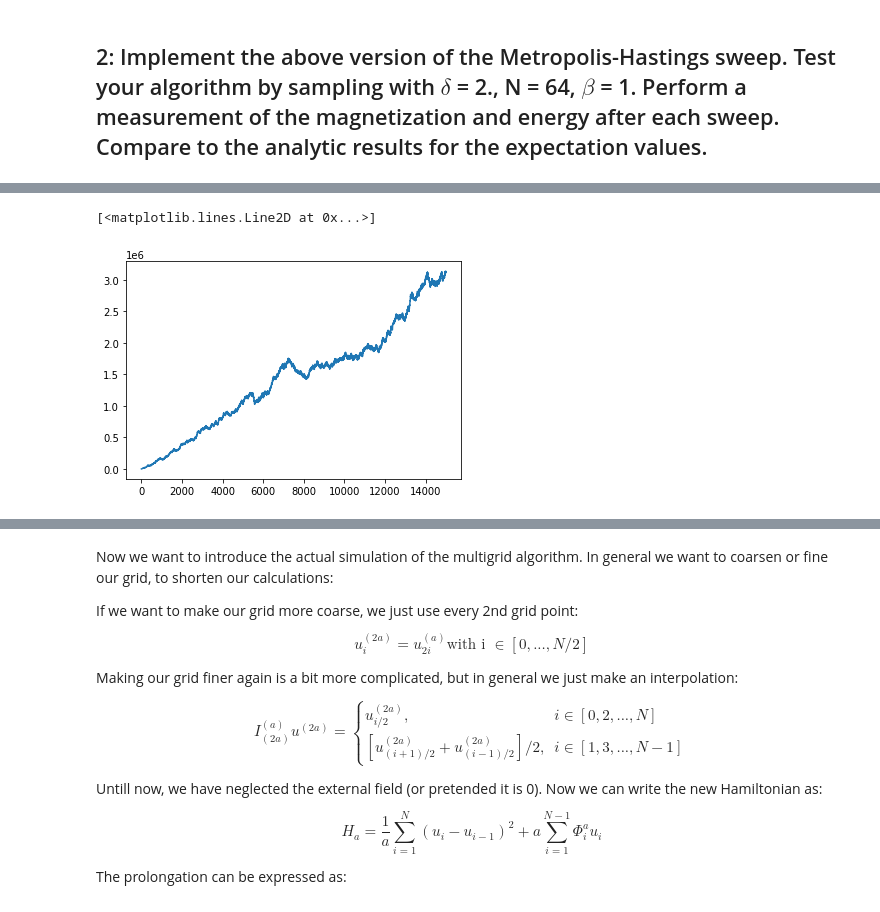
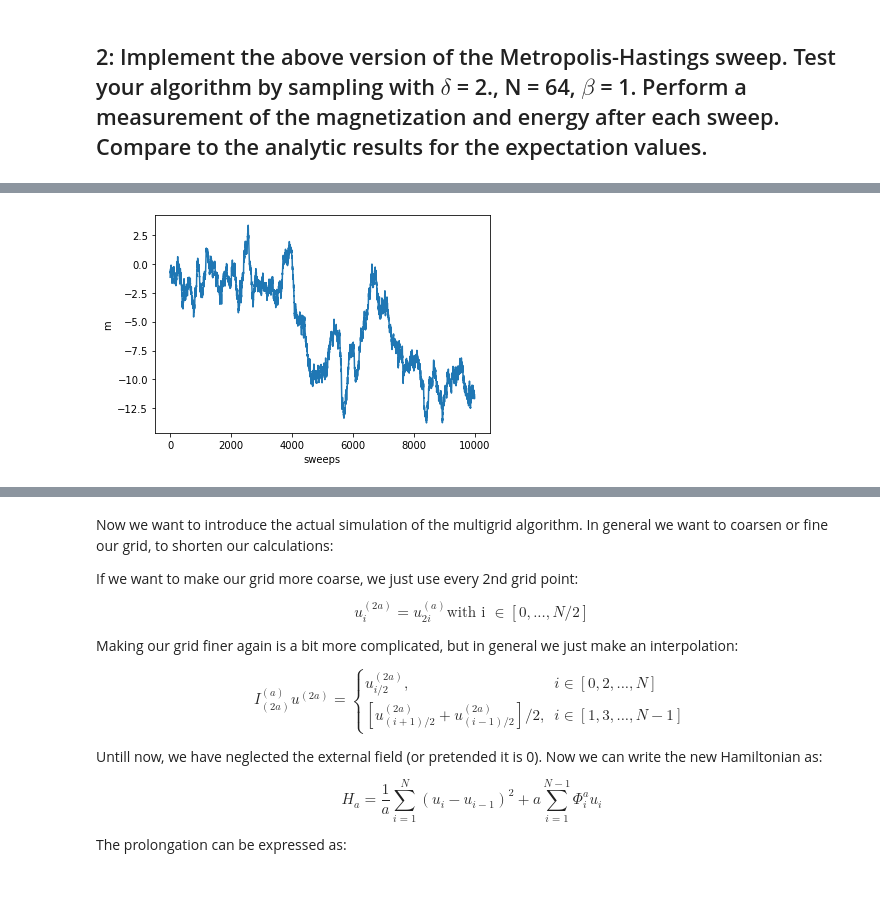
Before and after one commit to Trico94/physics760_Martin, a Jupyter notebook: Exercise 5/exercise5.ipynb, the cells around one changed output, grey strips where cells are left out. Saved outputs shown, nothing was run; the diff lists cells and outputs as text; code cells hidden in the pictures.

```diff
--- a/Exercise 5/exercise5.ipynb
+++ b/Exercise 5/exercise5.ipynb
@@ -194,7 +218,7 @@ Therefore the expected value for the energy becomes:
 # %% [markdown]
 ## 2: Implement the above version of the Metropolis-Hastings sweep. Test your algorithm by sampling with $\delta$ = 2., N = 64, $\beta$ = 1. Perform a measurement of the magnetization and energy after each sweep. Compare to the analytic results for the expectation values.
 # %%
-def metropolis_hastings(u_array, delta):
+def metropolis_hastings(u_array, delta, a):
 
     # Make a copy of the u_array to do the update,
     # but keep the original array
@@ -205,14 +229,14 @@ def metropolis_hastings(u_array, delta):
     position=rd.randint(0, len(u_array_temp)-2)
 
     # Calculate the energy before the update
-    energy_before=Hamiltonian(u_array_temp, 1)
+    energy_before=Hamiltonian(u_array_temp, a)
 
     # Do the update: u'(x)=u(x)+\delta*r
     # where r is a random number between -1 and 1.
     u_array_temp[position]=u_array_temp[position]+rd.uniform(-1, 1)*delta
 
     # Now calculate the energy after the update
-    energy_after=Hamiltonian(u_array_temp, 1)
+    energy_after=Hamiltonian(u_array_temp, a)
 
     # Here is the accept reject step as done in previous exercises
     if np.random.uniform(0, 1) <= np.exp(-(energy_after-energy_before)):
@@ -236,7 +260,7 @@ magnetization_squared_array=[]
 # Do a lot of metropolis Hastings steps in order to
 # thermalize the array
 for i in range(ntherm):
-    metropolis_hastings(u_array, 2)
+    metropolis_hastings(u_array, 2, 1)
 
 # Now we do k measurements
 for k in range(measurements):
@@ -244,7 +268,7 @@ for k in range(measurements):
     # But before the measurement we do N-1
     # accept reject steps, which are one sweep
     for i in range(len(u_array)-1):
-        metropolis_hastings(u_array, 2)
+        metropolis_hastings(u_array, 2, 1)
 
     # Now we append the measurements to the respective array:
     energy_array.append(Hamiltonian(u_array, 1))
@@ -258,5 +277,7 @@ plt.plot(magnetization_array)
-# %%
-plt.plot(energy_array)
-# %% [output]
-[<matplotlib.lines.Line2D at 0x...>]
-[figure, removed]
+# %%
+plt.plot(magnetization_array)
+plt.xlabel("sweeps")
+plt.ylabel("m")
+plt.savefig("pictures/magnetization.png", dpi=600)
+# %% [output]
+[figure, added]
```
Also changed, not shown: parts of 12 cells of this notebook, 3 other files.
